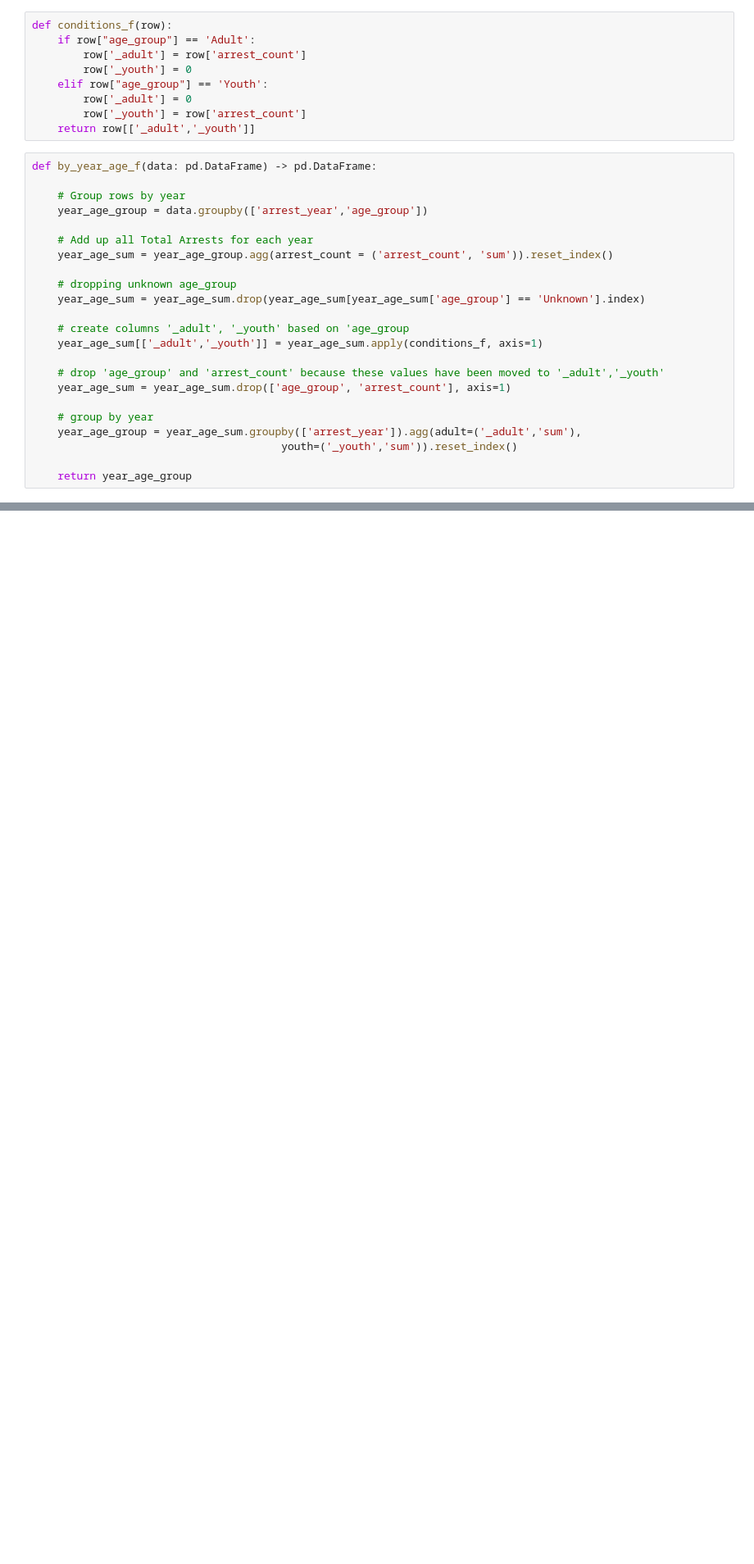
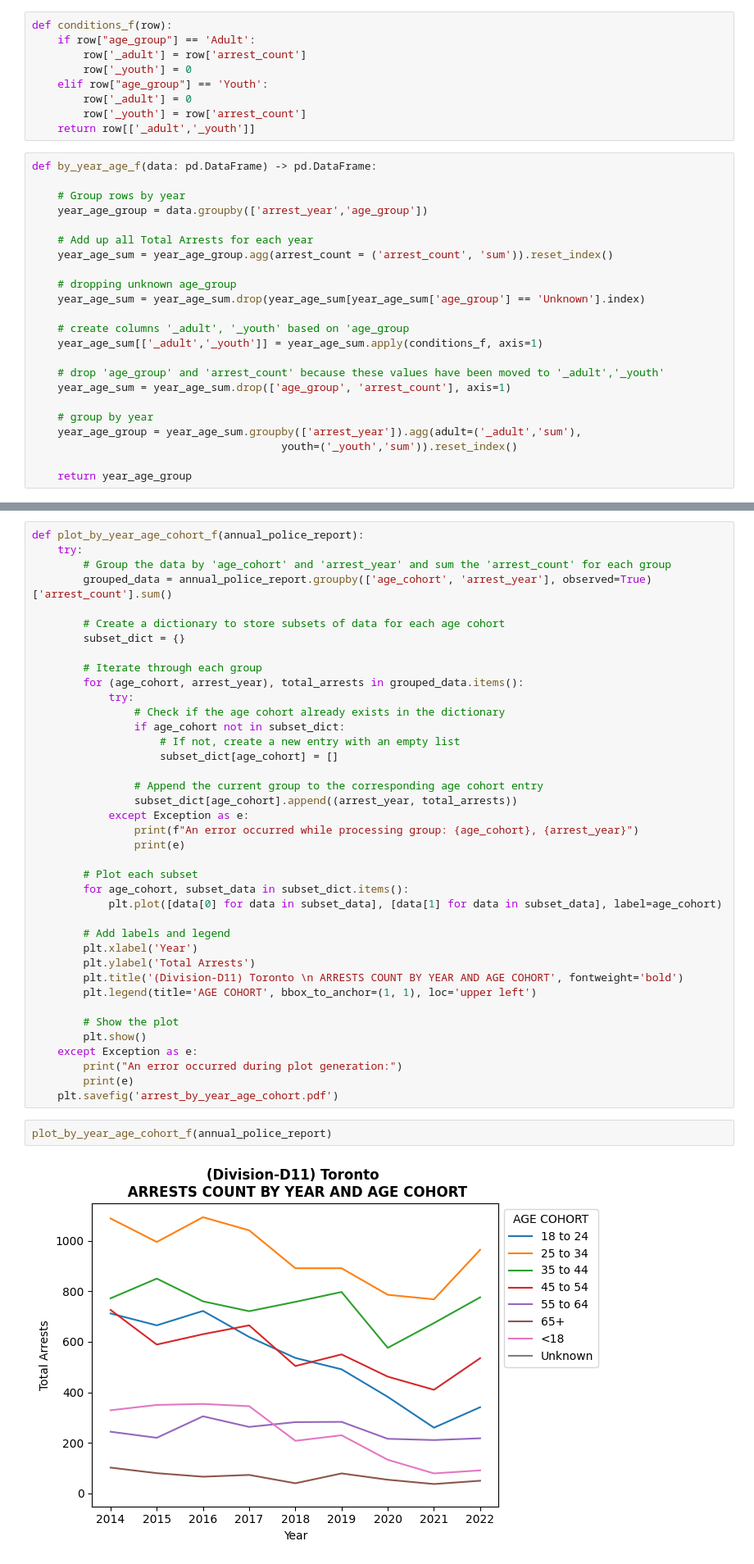
Before and after one commit to Cnblackwell/TeamDragonParsers, a Jupyter notebook: annual_police_report.ipynb, the cells around one changed output, grey strips where cells are left out. Shown at 82% size. Cells and saved outputs as stored; diff of their text form; blank space fills up the shorter version.

```diff
--- a/annual_police_report.ipynb
+++ b/annual_police_report.ipynb
@@ -248,0 +265,43 @@ plt.savefig('arrest_by_year_age.pdf')
+# %%
+def plot_by_year_age_cohort_f(annual_police_report):
+    try:
+        # Group the data by 'age_cohort' and 'arrest_year' and sum the 'arrest_count' for each group
+        grouped_data = annual_police_report.groupby(['age_cohort', 'arrest_year'], observed=True)['arrest_count'].sum()
+
+        # Create a dictionary to store subsets of data for each age cohort
+        subset_dict = {}
+
+        # Iterate through each group
+        for (age_cohort, arrest_year), total_arrests in grouped_data.items():
+            try:
+                # Check if the age cohort already exists in the dictionary
+                if age_cohort not in subset_dict:
+                    # If not, create a new entry with an empty list
+                    subset_dict[age_cohort] = []
+
+                # Append the current group to the corresponding age cohort entry
+                subset_dict[age_cohort].append((arrest_year, total_arrests))
+            except Exception as e:
+                print(f"An error occurred while processing group: {age_cohort}, {arrest_year}")
+                print(e)
+
+        # Plot each subset
+        for age_cohort, subset_data in subset_dict.items():
+            plt.plot([data[0] for data in subset_data], [data[1] for data in subset_data], label=age_cohort)
+
+        # Add labels and legend
+        plt.xlabel('Year')
+        plt.ylabel('Total Arrests')
+        plt.title('(Division-D11) Toronto \n ARRESTS COUNT BY YEAR AND AGE COHORT', fontweight='bold')
+        plt.legend(title='AGE COHORT', bbox_to_anchor=(1, 1), loc='upper left')
+
+        # Show the plot
+        plt.show()
+    except Exception as e:
+        print("An error occurred during plot generation:")
+        print(e)
+    plt.savefig('arrest_by_year_age_cohort.pdf')
+# %%
+plot_by_year_age_cohort_f(annual_police_report)
+# %% [output]
+[figure, added]
```
Also changed, not shown: parts of 13 cells of this notebook.
